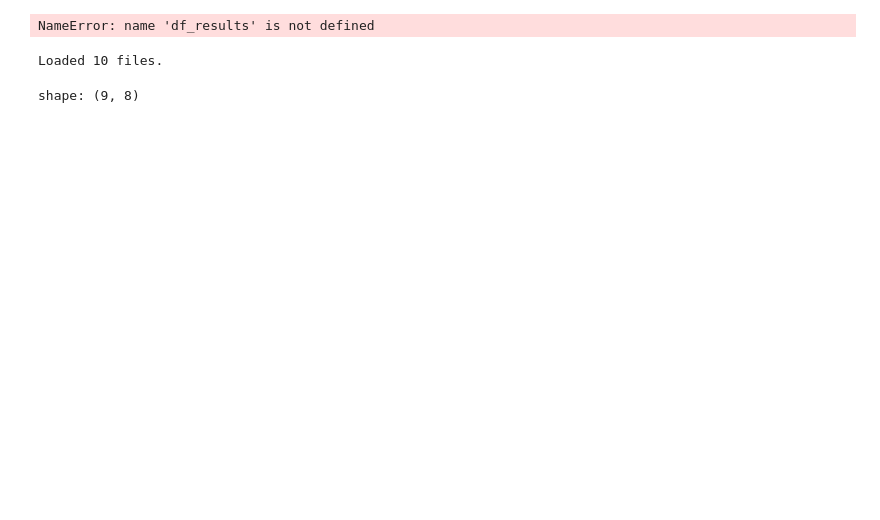
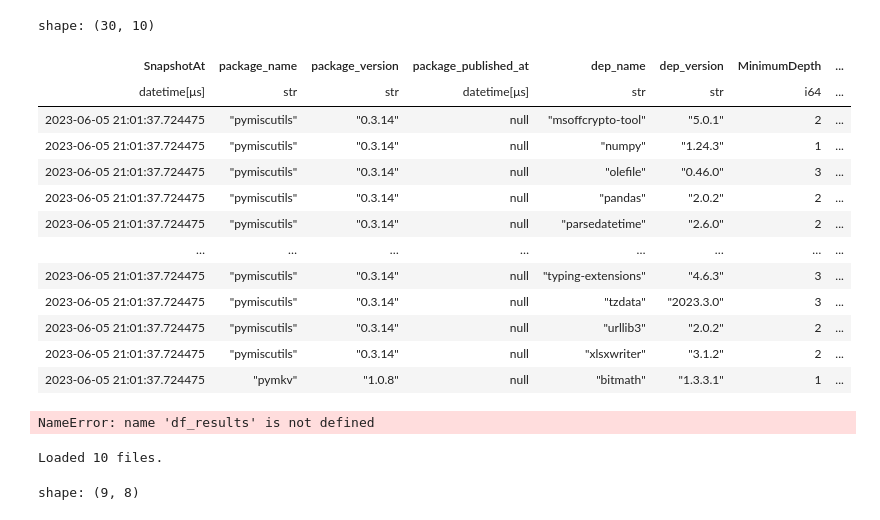
Before and after one commit to shcherbin/mads-siads-699-winter-2026-capstone, a Jupyter notebook: notebooks/EDA/mttu_explore.ipynb, the cells around one changed output. Saved outputs shown, nothing was run; the diff lists cells and outputs as text; code cells hidden in the pictures; blank space fills up the shorter version.

```diff
--- a/notebooks/EDA/mttu_explore.ipynb
+++ b/notebooks/EDA/mttu_explore.ipynb
@@ -75,7 +78,7 @@ def get_metrics(row):
 # %%
 df_results = df_deps.with_columns(
-    pl.struct(["package_name", "package_version"])
-    .map_elements(lambda x: get_metrics((x["package_name"], x["package_version"])), return_dtype=pl.Struct([
+    pl.struct(["dep_name", "dep_version", "SnapshotAt"])
+    .map_elements(lambda x: get_metrics(x), return_dtype=pl.Struct([
         pl.Field("ttu_days", pl.Int64),
         pl.Field("ttr_days", pl.Int64)
     ]))
@@ -84,3 +105,20 @@ df_results = df_deps.with_columns(
+# %%
+df_results.head(30)
+# %% [output]
+shape: (30, 10)
+| SnapshotAt | package_name | package_version | package_published_at | dep_name | dep_version | MinimumDepth | ... |
+| datetime[μs] | str | str | datetime[μs] | str | str | i64 | ... |
+| 2023-06-05 21:01:37.724475 | "pymiscutils" | "0.3.14" | null | "msoffcrypto-tool" | "5.0.1" | 2 | ... |
+| 2023-06-05 21:01:37.724475 | "pymiscutils" | "0.3.14" | null | "numpy" | "1.24.3" | 1 | ... |
+| 2023-06-05 21:01:37.724475 | "pymiscutils" | "0.3.14" | null | "olefile" | "0.46.0" | 3 | ... |
+| 2023-06-05 21:01:37.724475 | "pymiscutils" | "0.3.14" | null | "pandas" | "2.0.2" | 2 | ... |
+| 2023-06-05 21:01:37.724475 | "pymiscutils" | "0.3.14" | null | "parsedatetime" | "2.6.0" | 2 | ... |
+| … | … | … | … | … | … | … | ... |
+| 2023-06-05 21:01:37.724475 | "pymiscutils" | "0.3.14" | null | "typing-extensions" | "4.6.3" | 3 | ... |
+| 2023-06-05 21:01:37.724475 | "pymiscutils" | "0.3.14" | null | "tzdata" | "2023.3.0" | 3 | ... |
+| 2023-06-05 21:01:37.724475 | "pymiscutils" | "0.3.14" | null | "urllib3" | "2.0.2" | 2 | ... |
+| 2023-06-05 21:01:37.724475 | "pymiscutils" | "0.3.14" | null | "xlsxwriter" | "3.1.2" | 2 | ... |
+| 2023-06-05 21:01:37.724475 | "pymkv" | "1.0.8" | null | "bitmath" | "1.3.3.1" | 1 | ... |
 # %%
 output_dir = "./data/source_data/ttu_ttr/"
 
```
Also changed, not shown: parts of 5 cells of this notebook.
